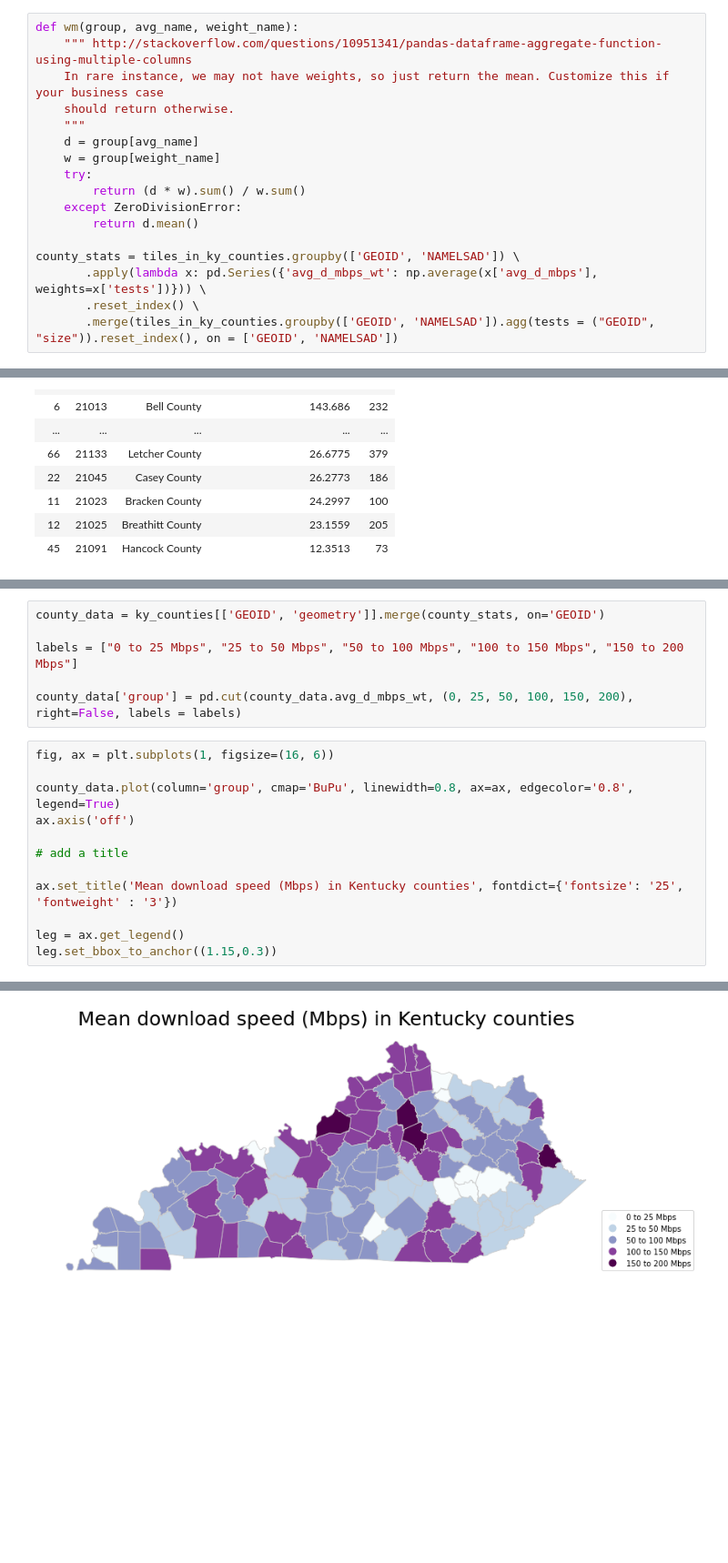
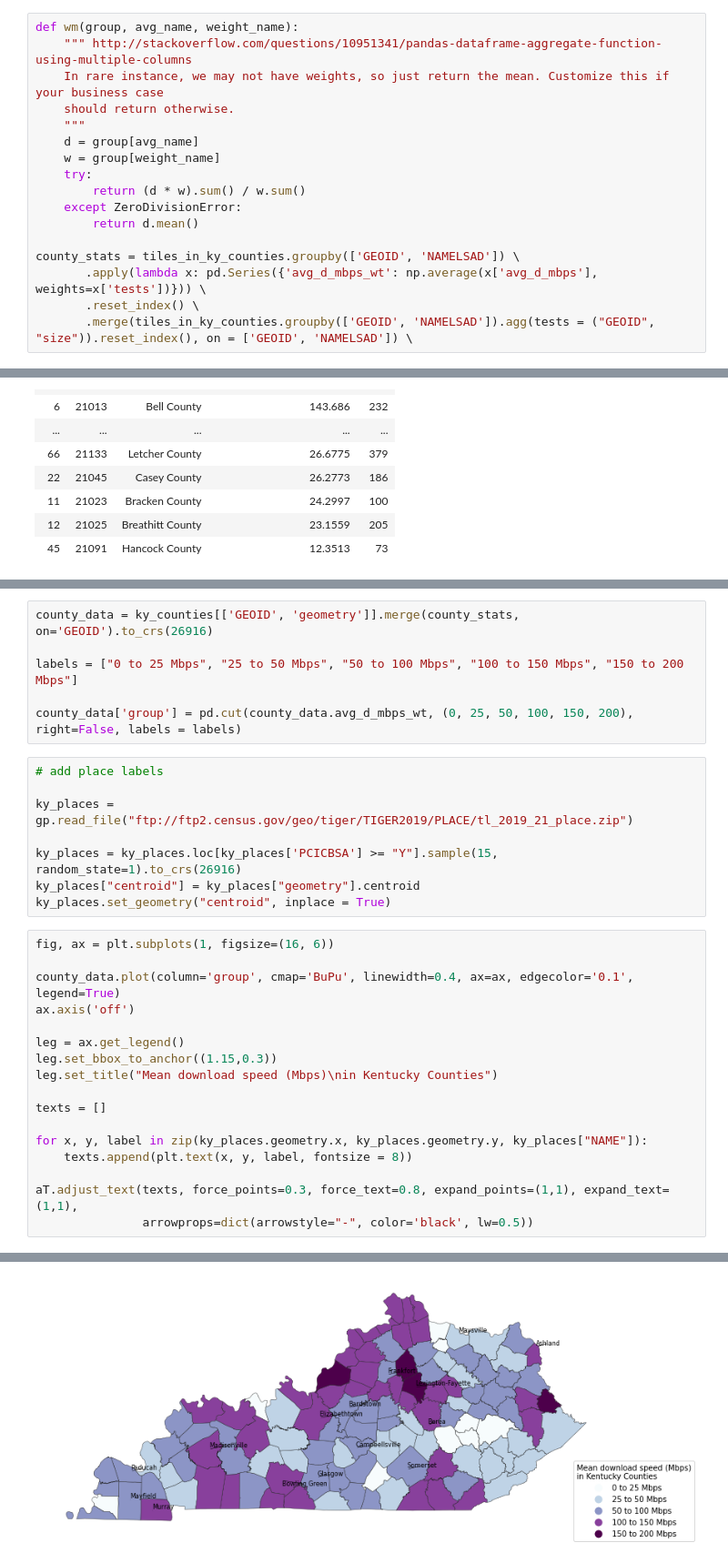
Before and after one commit to teamookla/ookla-open-data, a Jupyter notebook: tutorials/aggregate_by_county_py.ipynb, the cells around one changed output, grey strips where cells are left out. Shown at 91% size. Drawn from its saved outputs; the diff is of its cells as text; blank space fills up the shorter version.

Commit message:
add better map labels

```diff
--- a/tutorials/aggregate_by_county_py.ipynb
+++ b/tutorials/aggregate_by_county_py.ipynb
@@ -68,7 +70,7 @@ def wm(group, avg_name, weight_name):
 county_stats = tiles_in_ky_counties.groupby(['GEOID', 'NAMELSAD']) \
        .apply(lambda x: pd.Series({'avg_d_mbps_wt': np.average(x['avg_d_mbps'], weights=x['tests'])})) \
        .reset_index() \
-       .merge(tiles_in_ky_counties.groupby(['GEOID', 'NAMELSAD']).agg(tests = ("GEOID", "size")).reset_index(), on = ['GEOID', 'NAMELSAD'])
+       .merge(tiles_in_ky_counties.groupby(['GEOID', 'NAMELSAD']).agg(tests = ("GEOID", "size")).reset_index(), on = ['GEOID', 'NAMELSAD']) \
 # %%
 table_stats = county_stats.loc[county_stats['tests'] >= 50].nlargest(20, 'avg_d_mbps_wt') \
     .append(county_stats.loc[county_stats['tests'] >= 50].nsmallest(20, 'avg_d_mbps_wt')) \
@@ -102,19 +106,32 @@ We can join our county statistics table to the basemap (remember, we already got
 # %%
-county_data = ky_counties[['GEOID', 'geometry']].merge(county_stats, on='GEOID')
+county_data = ky_counties[['GEOID', 'geometry']].merge(county_stats, on='GEOID').to_crs(26916)
 
 labels = ["0 to 25 Mbps", "25 to 50 Mbps", "50 to 100 Mbps", "100 to 150 Mbps", "150 to 200 Mbps"]
 
 county_data['group'] = pd.cut(county_data.avg_d_mbps_wt, (0, 25, 50, 100, 150, 200), right=False, labels = labels)
+# %%
+# add place labels
+
+ky_places = gp.read_file("ftp://ftp2.census.gov/geo/tiger/TIGER2019/PLACE/tl_2019_21_place.zip")
+
+ky_places = ky_places.loc[ky_places['PCICBSA'] >= "Y"].sample(15, random_state=1).to_crs(26916)
+ky_places["centroid"] = ky_places["geometry"].centroid
+ky_places.set_geometry("centroid", inplace = True)
 # %%
 fig, ax = plt.subplots(1, figsize=(16, 6))
 
-county_data.plot(column='group', cmap='BuPu', linewidth=0.8, ax=ax, edgecolor='0.8', legend=True)
+county_data.plot(column='group', cmap='BuPu', linewidth=0.4, ax=ax, edgecolor='0.1', legend=True)
 ax.axis('off')
-
-# add a title
-
-ax.set_title('Mean download speed (Mbps) in Kentucky counties', fontdict={'fontsize': '25', 'fontweight' : '3'})
 
 leg = ax.get_legend()
 leg.set_bbox_to_anchor((1.15,0.3))
+leg.set_title("Mean download speed (Mbps)\nin Kentucky Counties")
+
+texts = []
+
+for x, y, label in zip(ky_places.geometry.x, ky_places.geometry.y, ky_places["NAME"]):
+    texts.append(plt.text(x, y, label, fontsize = 8))
+
+aT.adjust_text(texts, force_points=0.3, force_text=0.8, expand_points=(1,1), expand_text=(1,1),
+               arrowprops=dict(arrowstyle="-", color='black', lw=0.5))
 # %% [output]
@@ -121 +139 @@ leg.set_bbox_to_anchor((1.15,0.3))
-[figure, old version]
+[figure, new version]
```
Also changed, not shown: parts of 3 cells of this notebook.
